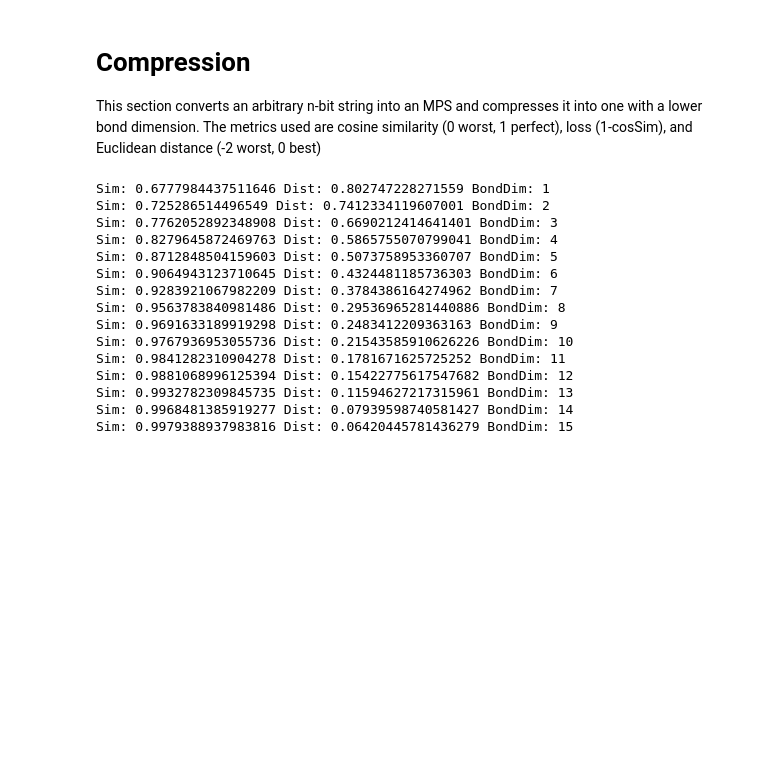
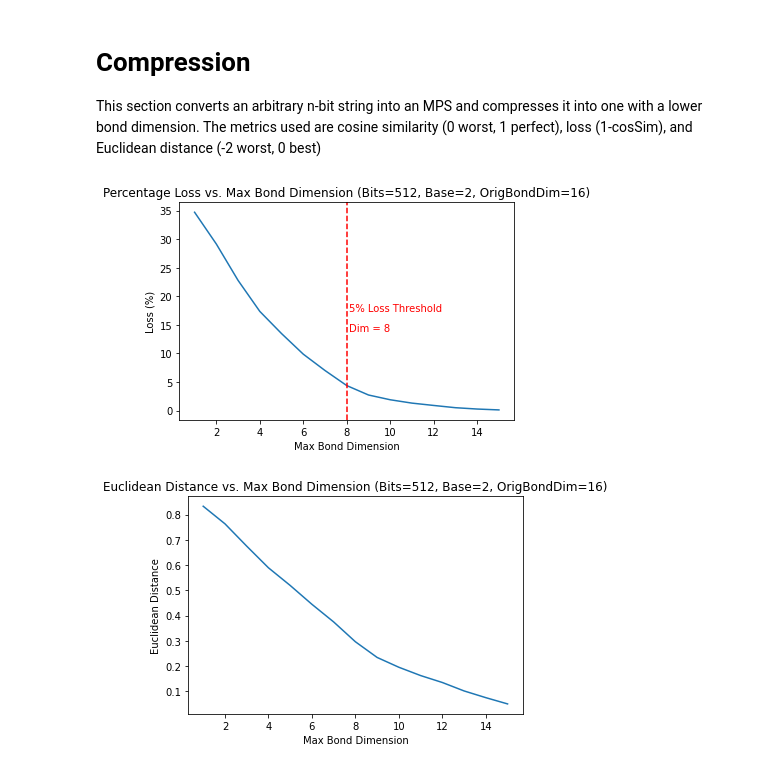
Before and after one commit to aaronleesander/DMRG-inspired-Algorithms-for-Neural-Network-Compression, a Jupyter notebook: DMRG/CompressionNB.ipynb, the cells around one changed output. Cells and saved outputs as stored; diff of their text form; code cells hidden in the pictures; blank space fills up the shorter version.

```diff
--- a/DMRG/CompressionNB.ipynb
+++ b/DMRG/CompressionNB.ipynb
@@ -53,20 +53,7 @@ data = init.initialize_random_normed_vector(length=512)
 d = 2
 raw_state = vector_to_left_canonical_MPS(data, phys_dim=d, num_sites=int(math.log(len(data), d)))
 # %%
-compressions, dist, sim = compress(raw_state, threshold=1e-3, plot=0)
+compressions, dist, sim = compress(raw_state, threshold=1e-3, plot=1)
 # %% [output]
-Sim: 0.6777984437511646 Dist: 0.802747228271559 BondDim: 1
-Sim: 0.725286514496549 Dist: 0.7412334119607001 BondDim: 2
-Sim: 0.7762052892348908 Dist: 0.6690212414641401 BondDim: 3
-Sim: 0.8279645872469763 Dist: 0.5865755070799041 BondDim: 4
-Sim: 0.8712848504159603 Dist: 0.5073758953360707 BondDim: 5
-Sim: 0.9064943123710645 Dist: 0.4324481185736303 BondDim: 6
-Sim: 0.9283921067982209 Dist: 0.3784386164274962 BondDim: 7
-Sim: 0.9563783840981486 Dist: 0.29536965281440886 BondDim: 8
-Sim: 0.9691633189919298 Dist: 0.2483412209363163 BondDim: 9
-Sim: 0.9767936953055736 Dist: 0.21543585910626226 BondDim: 10
-Sim: 0.9841282310904278 Dist: 0.1781671625725252 BondDim: 11
-Sim: 0.9881068996125394 Dist: 0.15422775617547682 BondDim: 12
-Sim: 0.9932782309845735 Dist: 0.11594627217315961 BondDim: 13
-Sim: 0.9968481385919277 Dist: 0.07939598740581427 BondDim: 14
-Sim: 0.9979388937983816 Dist: 0.06420445781436279 BondDim: 15
+[figure, added]
+[figure, added]
```
Also changed, not shown: 4 other files.
